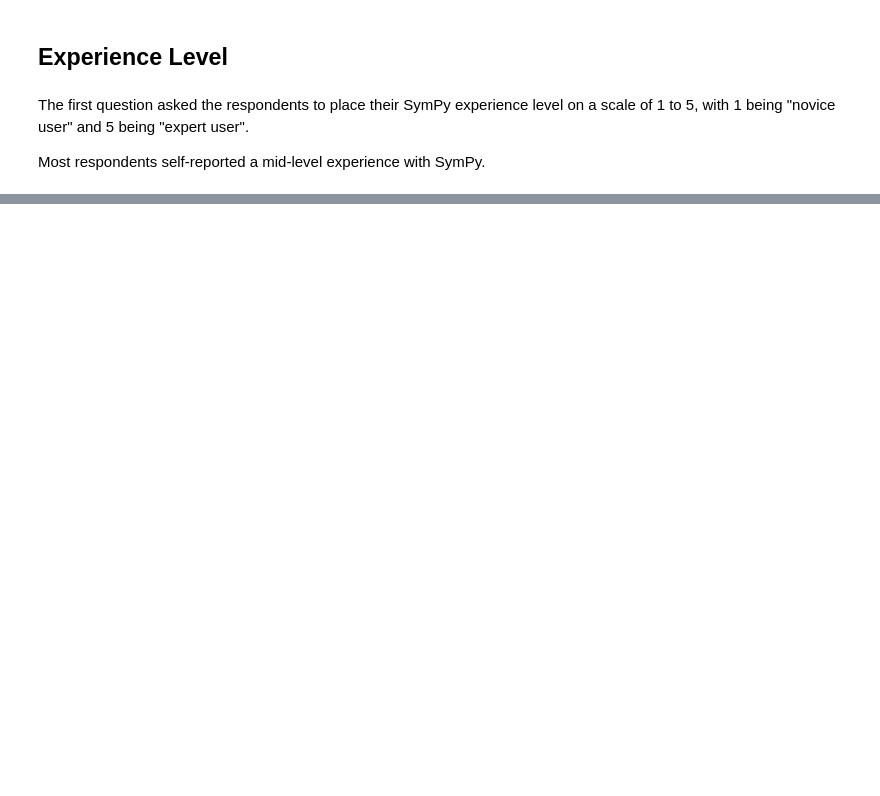
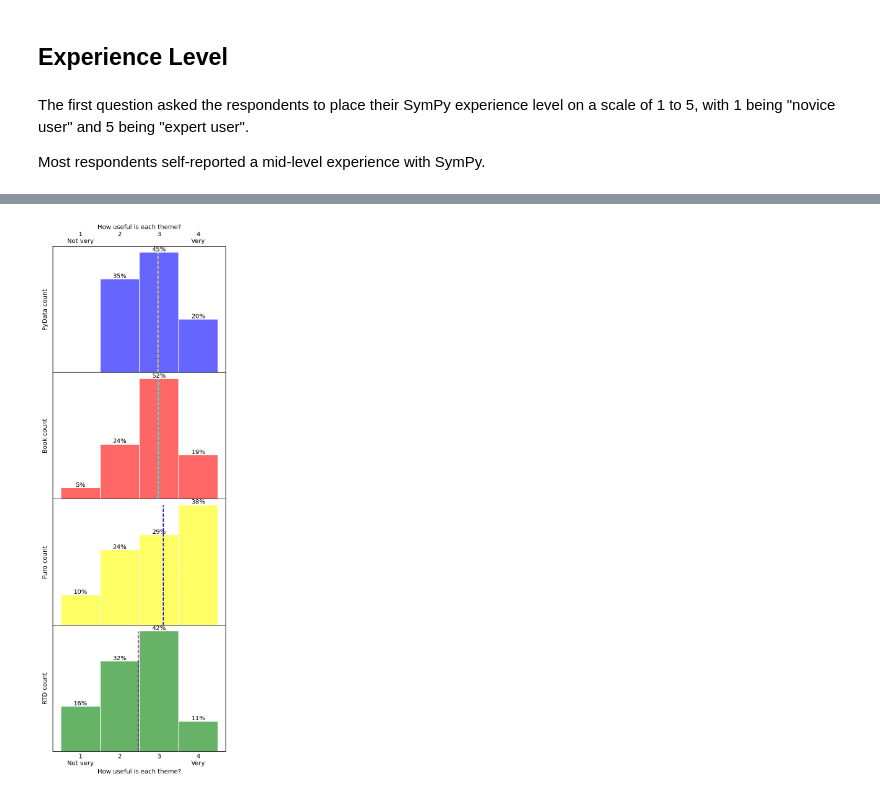
Before and after one commit to sympy/sympy-docs-survey, a Jupyter notebook: analysis.ipynb, the cells around one changed output, grey strips where cells are left out. Saved outputs shown, nothing was run; the diff lists cells and outputs as text; code cells hidden in the pictures; blank space fills up the shorter version.

```diff
--- a/analysis.ipynb
+++ b/analysis.ipynb
@@ -157,0 +170,85 @@ The answers to these questions are not shown here because the survey stated "All
+# %%
+import matplotlib
+import matplotlib.ticker as mticker
+
+fig, axes = plt.subplots(n_themes, figsize=(5, 15))
+plt.subplots_adjust(hspace = 0)
+
+for theme_num, theme in enumerate(themes):
+    graph = seaborn.histplot(
+    ax=axes[theme_num],
+    data=df,
+    x = rating_cols[theme_num],
+    bins = num_bins,
+    binrange=[rating_min,rating_max],
+    color=theme_colors[theme_num],
+    alpha = 0.6,
+    edgecolor="white"
+    )
+
+    ## Add vertical line at mean of each theme
+
+    # Get RGB of bar's color
+    bar_rgb = matplotlib.colors.to_rgb(theme_colors[theme_num])
+    line_rgb = complement(*bar_rgb)
+
+    #   https://datavizpyr.com/how-to-add-a-mean-median-line-to-a-seaborn-displot/
+    graph.axvline(x=df[rating_cols[theme_num]].mean(),
+        ls='--',
+        color=line_rgb,
+        ymax = 0.95
+    )
+    graph.set(ylabel=themes[theme_num] + " count")
+    graph.grid(False)             # remove gridlines
+    graph.set(yticklabels=[])     # remove y-axis tick labels
+
+    # Add labels to bars: Percents
+    theme_cats = df[rating_cols[theme_num]].dropna().astype(int).value_counts(sort=False).sort_index()
+
+    # Ensure each bar has an entry in list
+    denom = sum(theme_cats) / 100
+    percents_cats = []
+    for cat in range(rating_min, rating_max + 1):
+        if cat in theme_cats:
+            pct = theme_cats[cat] / denom
+            percents_cats += ["%.0f%%" % pct]
+        else:
+            percents_cats += [""]
+
+    l = graph.bar_label(
+        graph.containers[0],
+        percents_cats,
+        )
+
+    # Hide tick marks by making them zero length
+    graph.tick_params(length = 0)
+
+    if theme_num in range(1, n_themes - 2):
+        # For graphs in the middle (neither top nor bottom),
+        #   remove x axis and tick labels
+        graph.set(xlabel='')
+        graph.set_xticklabels([])
+    else:
+        # For graphs at top and bottom,
+        #   show x-axis title and tick labels
+
+        # Fixing yticks with matplotlib.ticker "FixedLocator"
+        #   https://stackoverflow.com/questions/63723514/userwarning-fixedformatter-should-only-be-used-together-with-fixedlocator
+        label_format = '{:,.0f}'
+        ticks_loc = graph.get_xticks().tolist()
+        graph.xaxis.set_major_locator(mticker.FixedLocator(ticks_loc))
+        graph.set_xticklabels([label_format.format(x) for x in ticks_loc])
+
+        # Center labels on bars (columns)
+        #   https://stackoverflow.com/questions/63516973/how-can-i-mark-xticks-at-the-center-of-bins-for-a-seaborn-distplot
+        mids = [rect.get_x() + rect.get_width() / 2 for rect in graph.patches]
+        graph.set_xticks(mids)
+
+        graph.set(xlabel='How useful is each theme?')
+        graph.set_xticklabels(['1\nNot very','2\n','3\n','4\nVery'])
+
+        if theme_num == 0:
+            graph.xaxis.set_ticks_position("top")
+            graph.xaxis.set_label_position("top")
+# %% [output]
+[figure, added]
```
Also changed, not shown: parts of 39 cells of this notebook, 4 other files.
